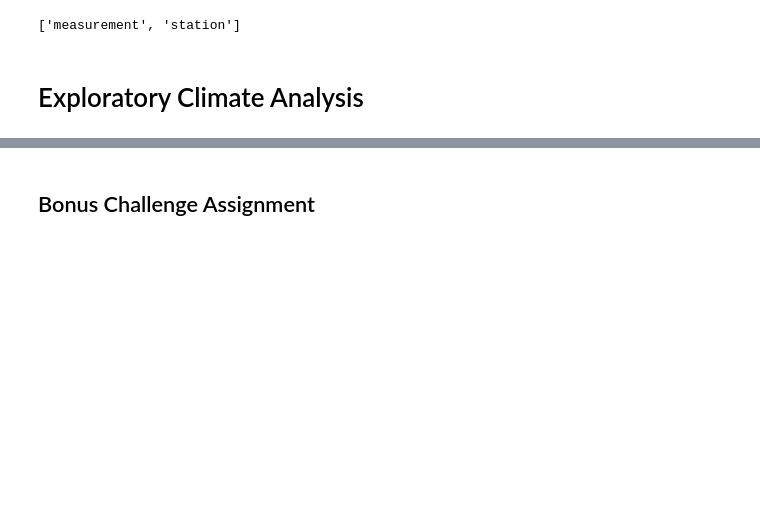
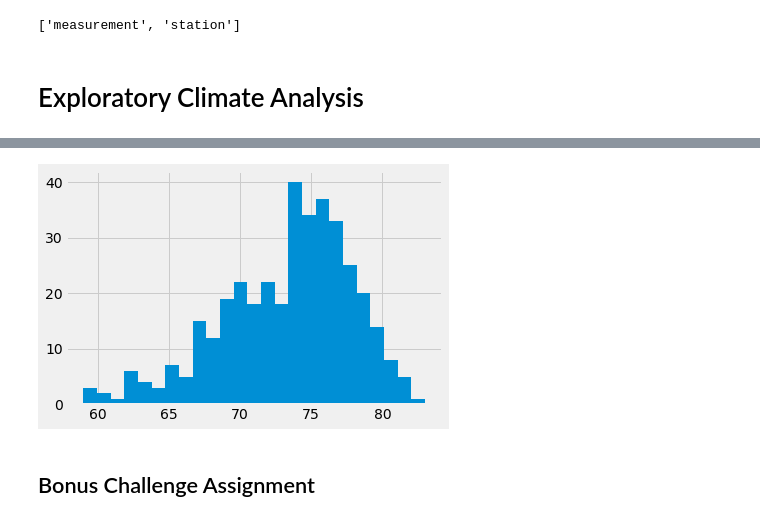
Before and after one commit to Al-Faust/sqlalchemy-challenge, a Jupyter notebook: Instructions/climate_starter.ipynb, the cells around one changed output, grey strips where cells are left out. Saved outputs shown, nothing was run; the diff lists cells and outputs as text; code cells hidden in the pictures; blank space fills up the shorter version.

```diff
--- a/Instructions/climate_starter.ipynb
+++ b/Instructions/climate_starter.ipynb
@@ -156,3 +205,10 @@ plt.show()
 # %%
 # Choose the station with the highest number of temperature observations.
 # Query the last 12 months of temperature observation data for this station and plot the results as a histogram
+high_station_data = session.query(Measurement.station, Measurement.date, Measurement.tobs).\
+    filter(func.strftime("%Y-%m-%d", Measurement.date) >= "2016-08-01", Measurement.station == 'USC00519281').\
+    order_by(Measurement.date).all()
+
+#.\group_by(Measurement.tobs)
+#func.count(Measurement.tobs)
+high_station_data
@@ -159,3 +233,10 @@ plt.show()
+# %%
+station_df = pd.DataFrame(high_station_data, columns=['Station', 'Date', 'tobs'])
+
+plt.hist(station_df['tobs'], bins = 25)
+plt.show()
+# %% [output]
+[figure, added]
 # %% [markdown]
 ## Bonus Challenge Assignment
 # %%
```
Also changed, not shown: parts of 10 cells of this notebook, 1 other file.
